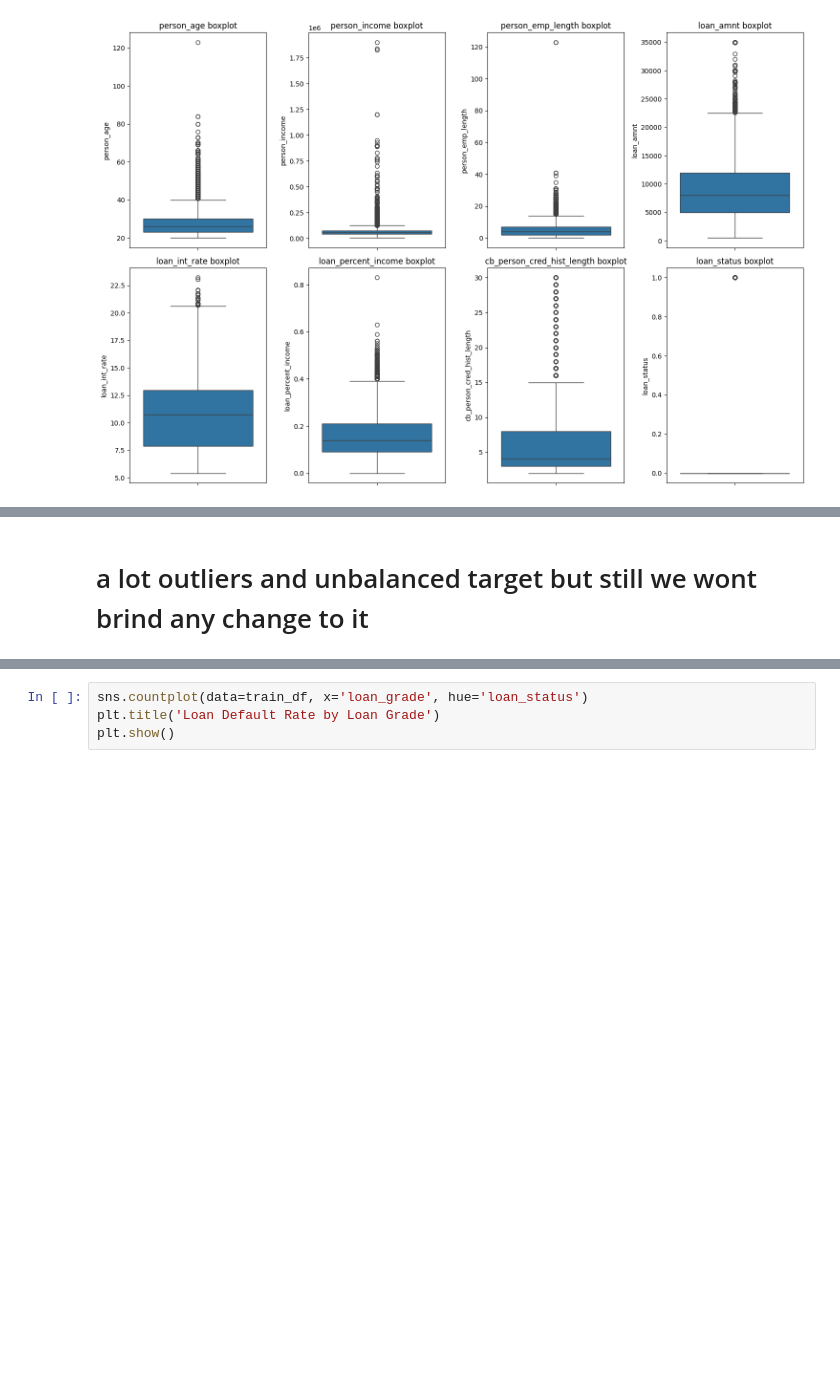
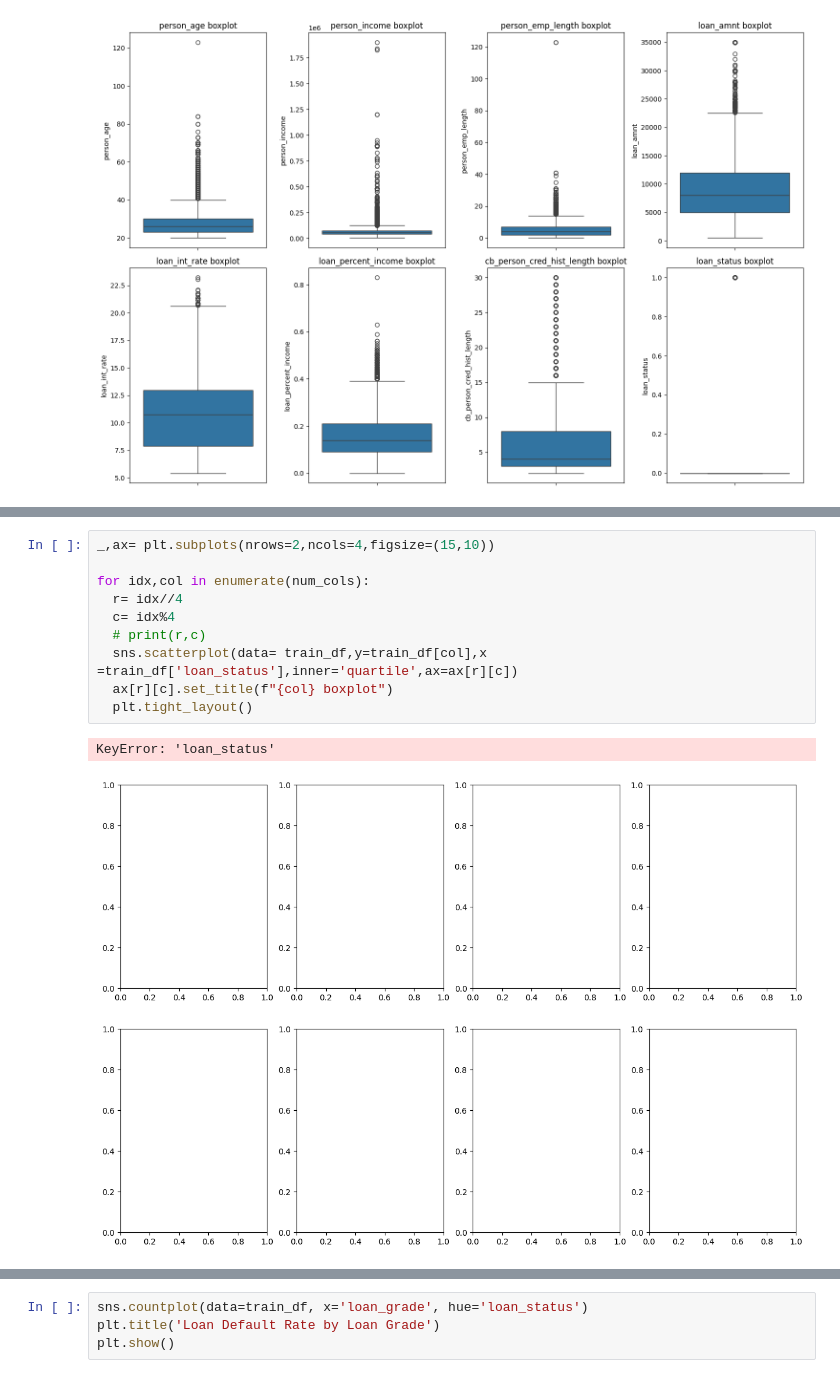
Before and after one commit to anonymousCAVEMAN/Loan-Approval-, a Jupyter notebook: research/eda.ipynb, the cells around one changed output, grey strips where cells are left out. Cells and saved outputs as stored; diff of their text form; blank space fills up the shorter version.

```diff
--- a/research/eda.ipynb
+++ b/research/eda.ipynb
@@ -218,2 +214,13 @@ for idx,col in enumerate(num_cols):
-# %% [markdown]
-# a lot outliers and unbalanced target but still we wont brind any change to it
+# %%
+_,ax= plt.subplots(nrows=2,ncols=4,figsize=(15,10))
+
+for idx,col in enumerate(num_cols):
+  r= idx//4
+  c= idx%4
+  # print(r,c)
+  sns.scatterplot(data= train_df,y=train_df[col],x =train_df['loan_status'],inner='quartile',ax=ax[r][c])
+  ax[r][c].set_title(f"{col} boxplot")
+  plt.tight_layout()
+# %% [output]
+KeyError: 'loan_status'
+[figure, added]
```
Also changed, not shown: parts of 4 cells of this notebook, 44 other files.
